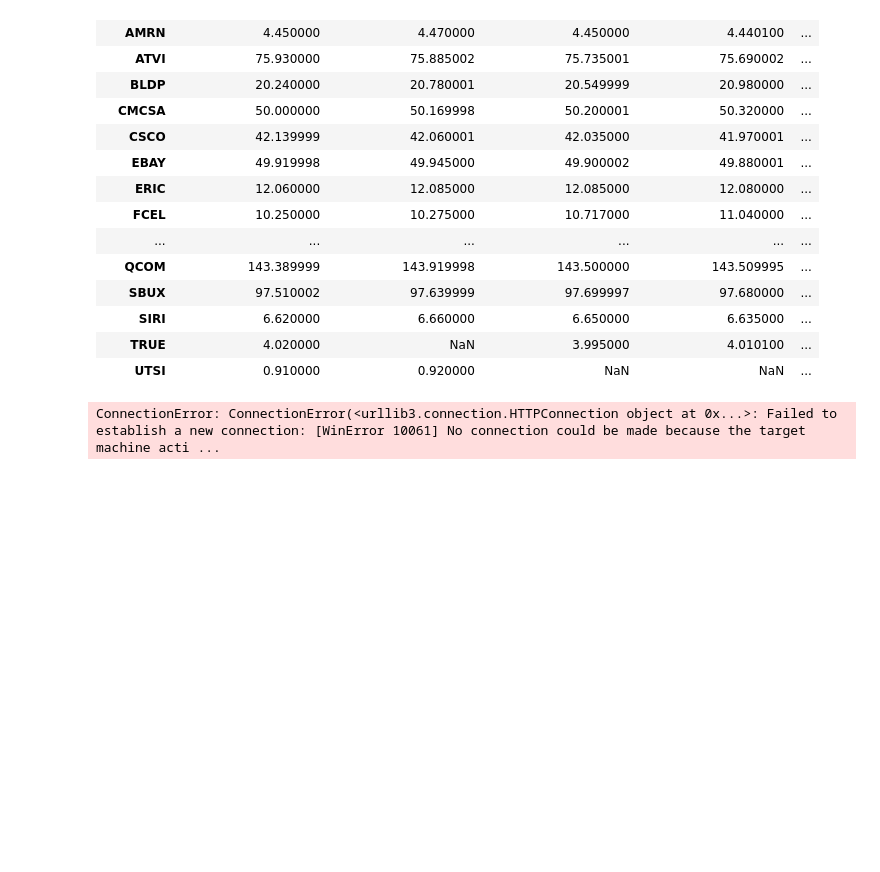
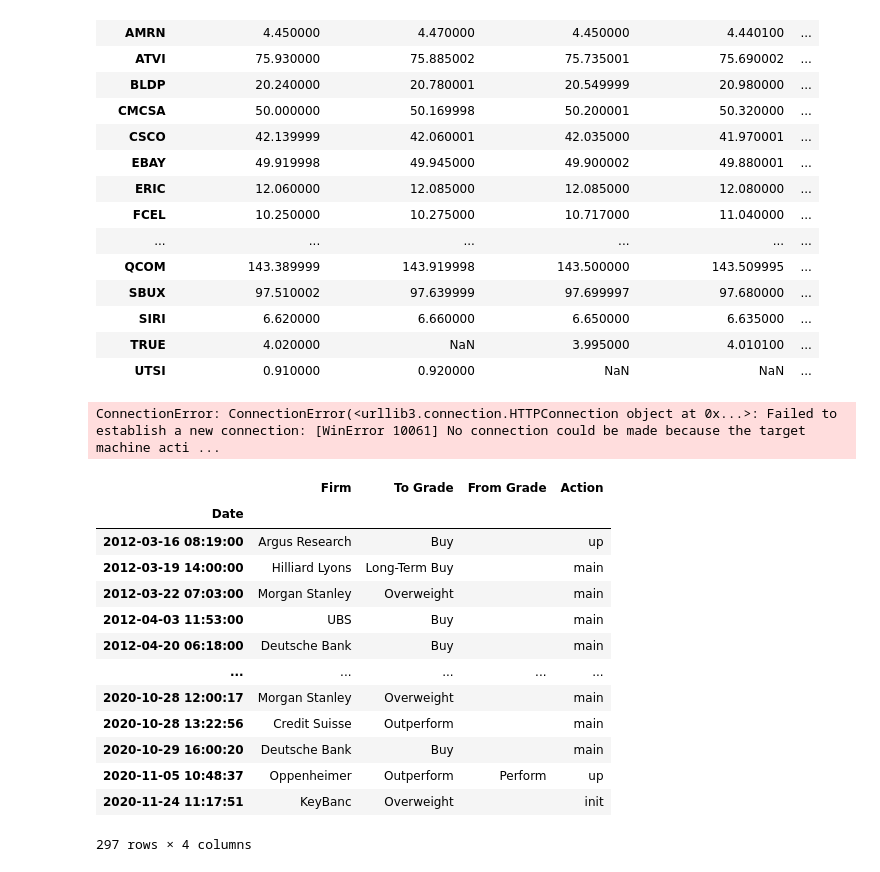
Before and after one commit to Poux-Pers/Lupin2-Public, a Jupyter notebook: Test.ipynb, the cells around one changed output. Drawn from its saved outputs; the diff is of its cells as text; code cells hidden in the pictures; blank space fills up the shorter version.

```diff
--- a/Test.ipynb
+++ b/Test.ipynb
@@ -307,3 +307,22 @@ print(res['result'])
 es.indices.refresh(index="inbox")
 # %% [output]
 ConnectionError: ConnectionError(<urllib3.connection.HTTPConnection object at 0x...>: Failed to establish a new connection: [WinError 10061] No connection could be made because the target machine acti ...
+# %%
+test = yf.Ticker('MSFT')
+# %%
+test.recommendations
+# %% [output]
+|  | Firm | To Grade | From Grade | Action |
+| Date |  |  |  |  |
+| 2012-03-16 08:19:00 | Argus Research | Buy |  | up |
+| 2012-03-19 14:00:00 | Hilliard Lyons | Long-Term Buy |  | main |
+| 2012-03-22 07:03:00 | Morgan Stanley | Overweight |  | main |
+| 2012-04-03 11:53:00 | UBS | Buy |  | main |
+| 2012-04-20 06:18:00 | Deutsche Bank | Buy |  | main |
+| ... | ... | ... | ... | ... |
+| 2020-10-28 12:00:17 | Morgan Stanley | Overweight |  | main |
+| 2020-10-28 13:22:56 | Credit Suisse | Outperform |  | main |
+| 2020-10-29 16:00:20 | Deutsche Bank | Buy |  | main |
+| 2020-11-05 10:48:37 | Oppenheimer | Outperform | Perform | up |
+| 2020-11-24 11:17:51 | KeyBanc | Overweight |  | init |
+297 rows × 4 columns
```
Also changed, not shown: parts of 1 cell of this notebook, 7 other files.
